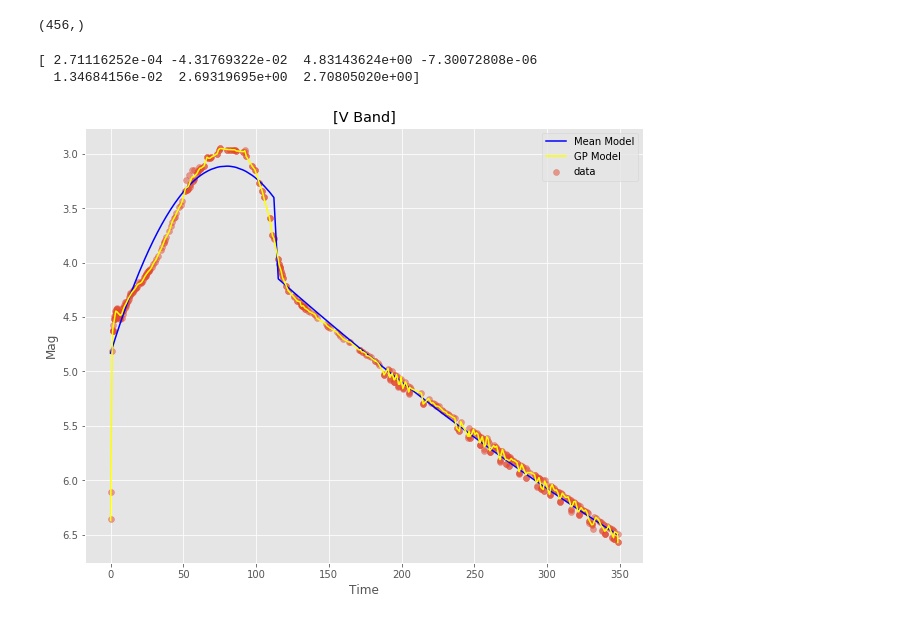
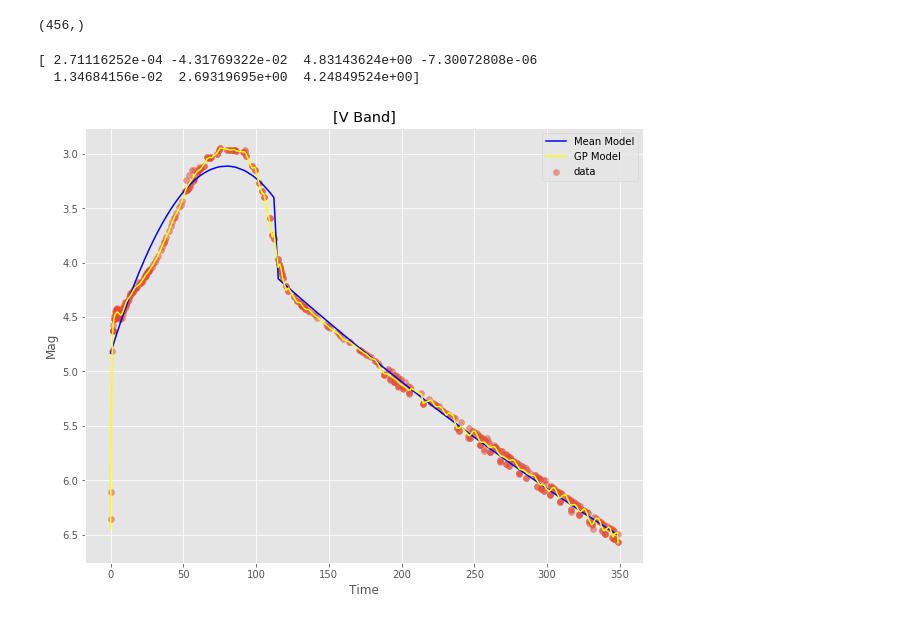
Before and after one commit to archipleym/melalexcharmicyrus_final, a Jupyter notebook: charmi.ipynb, the cells around one changed output. Saved outputs shown, nothing was run; the diff lists cells and outputs as text; code cells hidden in the pictures.

```diff
--- a/charmi.ipynb
+++ b/charmi.ipynb
@@ -105,28 +105,28 @@ print(np.shape(v_mmag))
 (456,)
 # %%
 MEAN = mean_model(a1=A1, b1= B1, c1=C1, a2=A2, b2=B2, c2=C2)
-k = kernels.ExpSquaredKernel(15.0)
+k = kernels.ExpSquaredKernel(70.0)
 
 gp = george.GP(k, mean = MEAN)
 gp.compute(v_mtime)
 
 print(gp.get_parameter_vector())
 
 
 mu,var = gp.predict(v_mmag,v_mtime,return_var=True)
 
 
 plt.style.use("ggplot")
 plt.figure(figsize=(10,8))
 plt.scatter(v_mtime, v_mmag, label = "data", alpha = 0.5)
 plt.plot(v_mtime, model_flux,'b-', label = "Mean Model")
 plt.plot(v_mtime, mu, color="yellow", label = 'GP Model ')
 plt.title('[V Band]')
 plt.xlabel("Time")
 plt.ylabel("Mag")
 plt.legend(loc='best')
 plt.gca().invert_yaxis()
 # %% [output]
 [ 2.71116252e-04 -4.31769322e-02  4.83143624e+00 -7.30072808e-06
-  1.34684156e-02  2.69319695e+00  2.70805020e+00]
+  1.34684156e-02  2.69319695e+00  4.24849524e+00]
-[figure, old version]
+[figure, new version]
```
